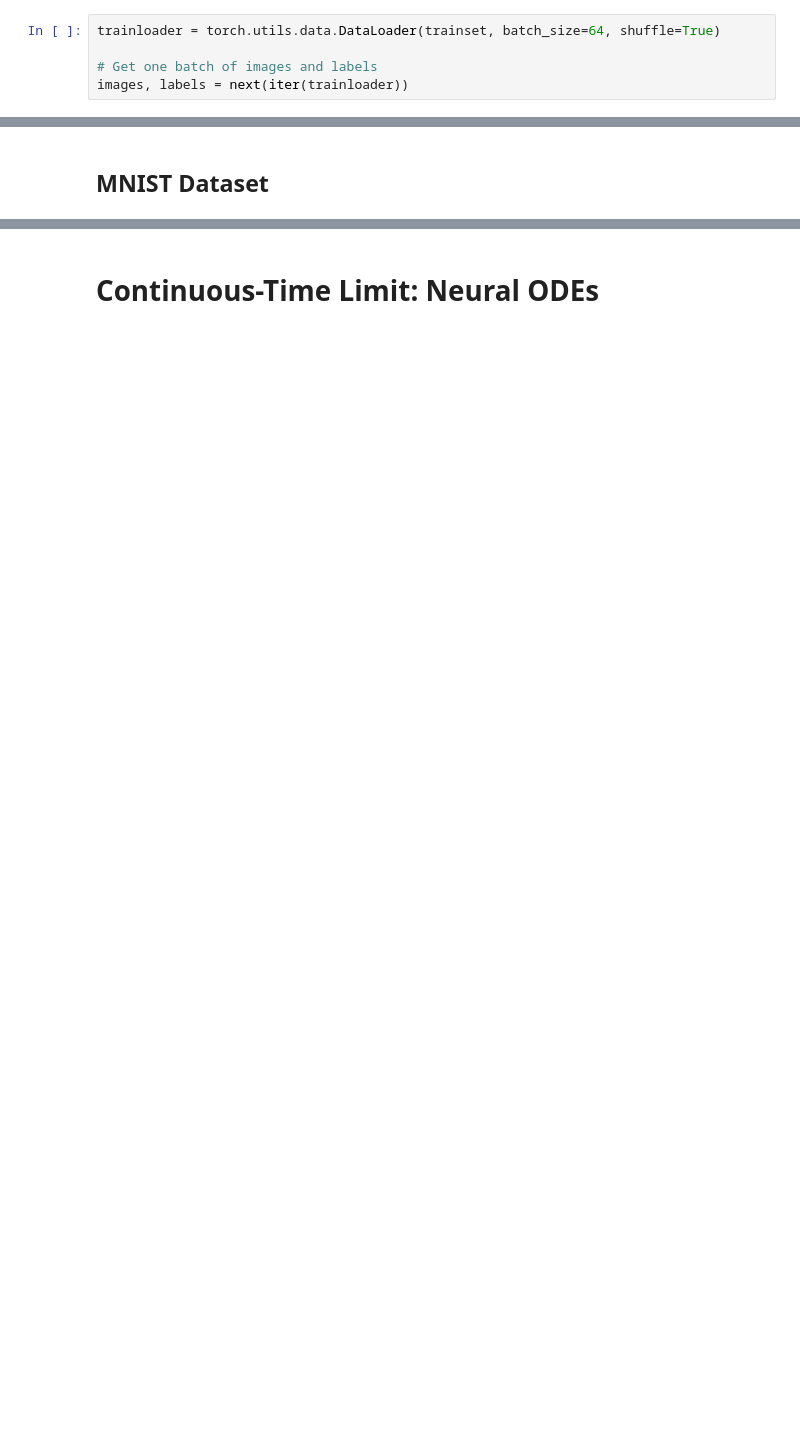
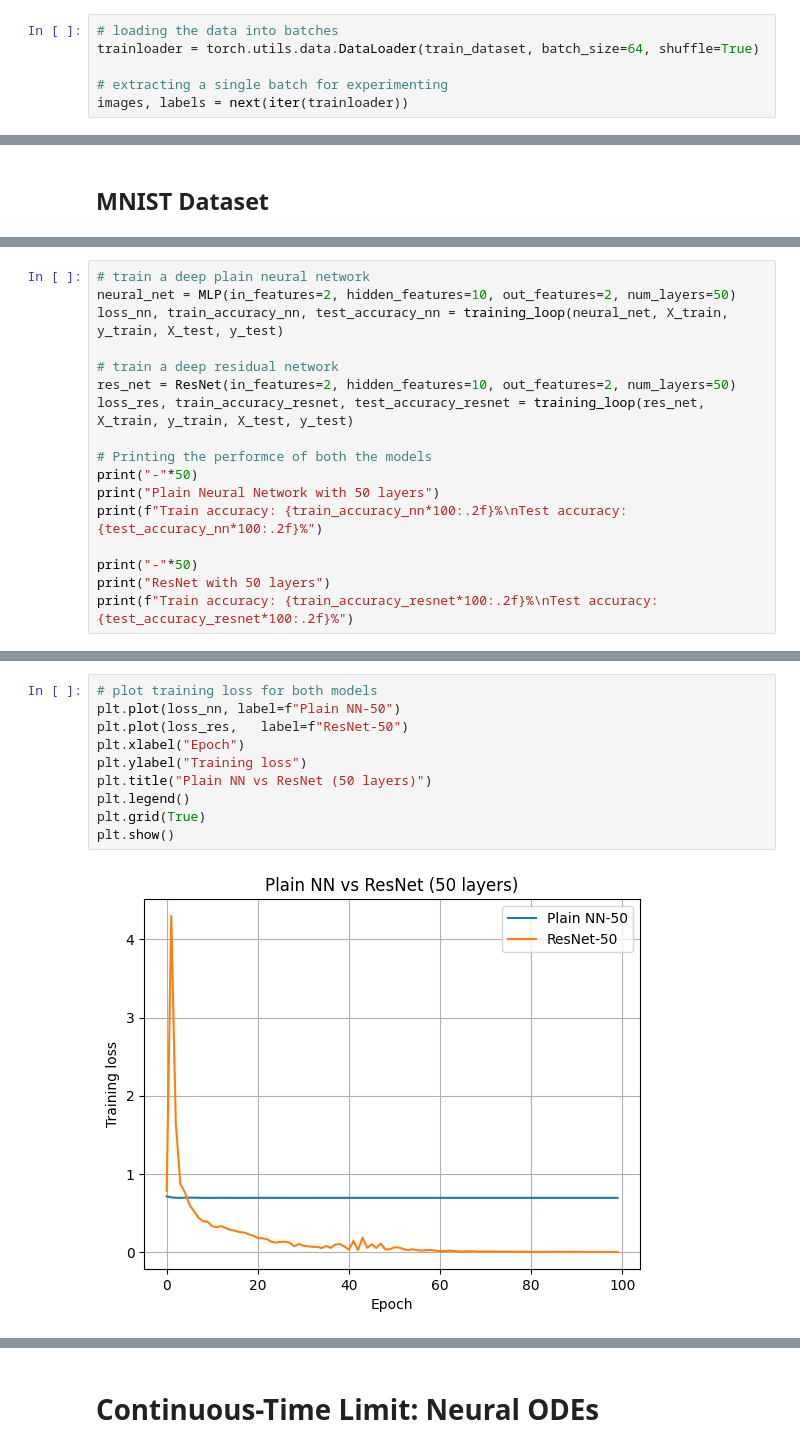
Before and after one commit to Shivam-3921/Connecting_ResNet_with_Neural_ODEs, a Jupyter notebook: SL_Final_Project.ipynb, the cells around one changed output, grey strips where cells are left out. Cells and saved outputs as stored; diff of their text form; blank space fills up the shorter version.

```diff
--- a/SL_Final_Project.ipynb
+++ b/SL_Final_Project.ipynb
@@ -199,6 +238,7 @@ torch.Size([60000, 28, 28])
 # %%
-trainloader = torch.utils.data.DataLoader(trainset, batch_size=64, shuffle=True)
+# loading the data into batches
+trainloader = torch.utils.data.DataLoader(train_dataset, batch_size=64, shuffle=True)
 
-# Get one batch of images and labels
+# extracting a single batch for experimenting
 images, labels = next(iter(trainloader))
 # %%
@@ -369,0 +466,17 @@ plt.show()
+# %%
+# train a deep plain neural network
+neural_net = MLP(in_features=2, hidden_features=10, out_features=2, num_layers=50)
+loss_nn, train_accuracy_nn, test_accuracy_nn = training_loop(neural_net, X_train, y_train, X_test, y_test)
+
+# train a deep residual network
+res_net = ResNet(in_features=2, hidden_features=10, out_features=2, num_layers=50)
+loss_res, train_accuracy_resnet, test_accuracy_resnet = training_loop(res_net, X_train, y_train, X_test, y_test)
+
+# Printing the performce of both the models
+print("-"*50)
+print("Plain Neural Network with 50 layers")
+print(f"Train accuracy: {train_accuracy_nn*100:.2f}%\nTest accuracy: {test_accuracy_nn*100:.2f}%")
+
+print("-"*50)
+print("ResNet with 50 layers")
+print(f"Train accuracy: {train_accuracy_resnet*100:.2f}%\nTest accuracy: {test_accuracy_resnet*100:.2f}%")
@@ -369,0 +492,12 @@ plt.show()
+# %%
+# plot training loss for both models
+plt.plot(loss_nn, label=f"Plain NN-50")
+plt.plot(loss_res,   label=f"ResNet-50")
+plt.xlabel("Epoch")
+plt.ylabel("Training loss")
+plt.title("Plain NN vs ResNet (50 layers)")
+plt.legend()
+plt.grid(True)
+plt.show()
+# %% [output]
+[figure, added]
```
Also changed, not shown: parts of 74 cells of this notebook.
